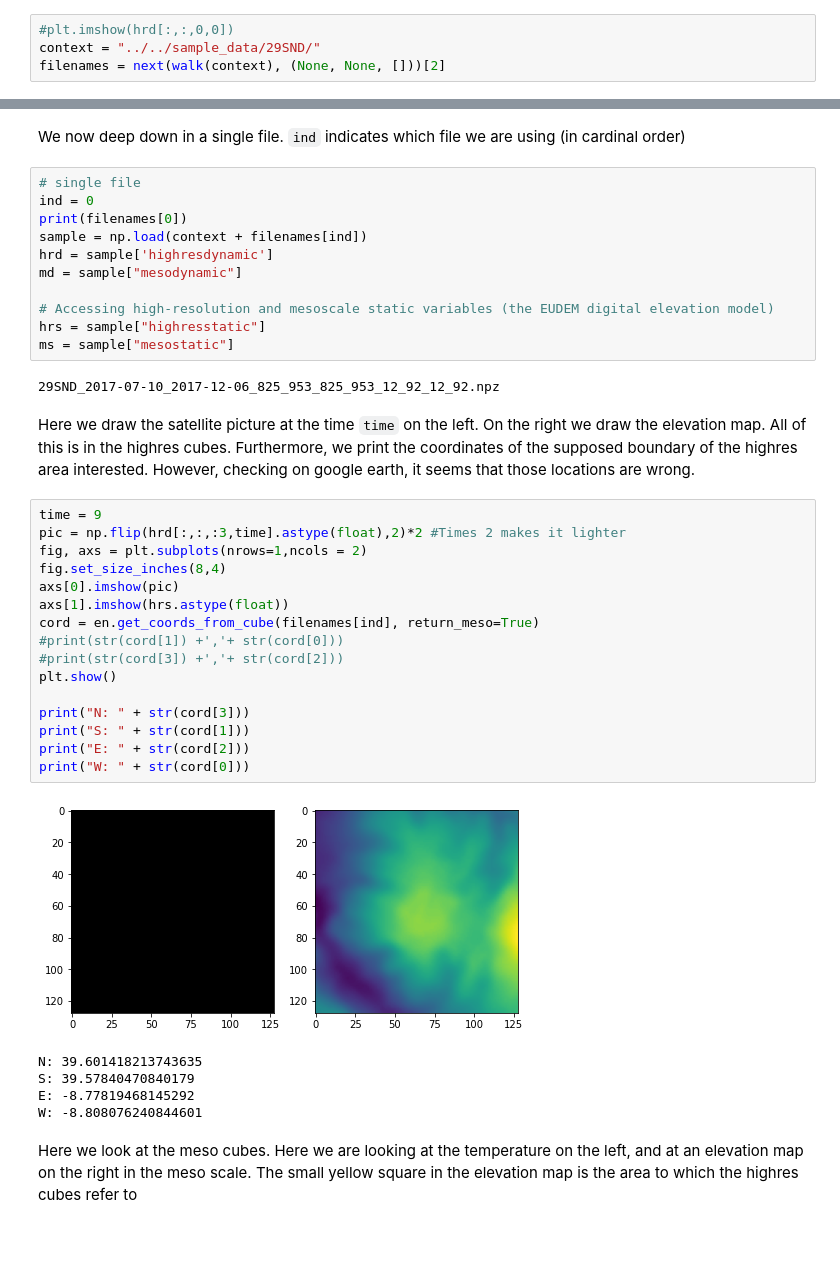
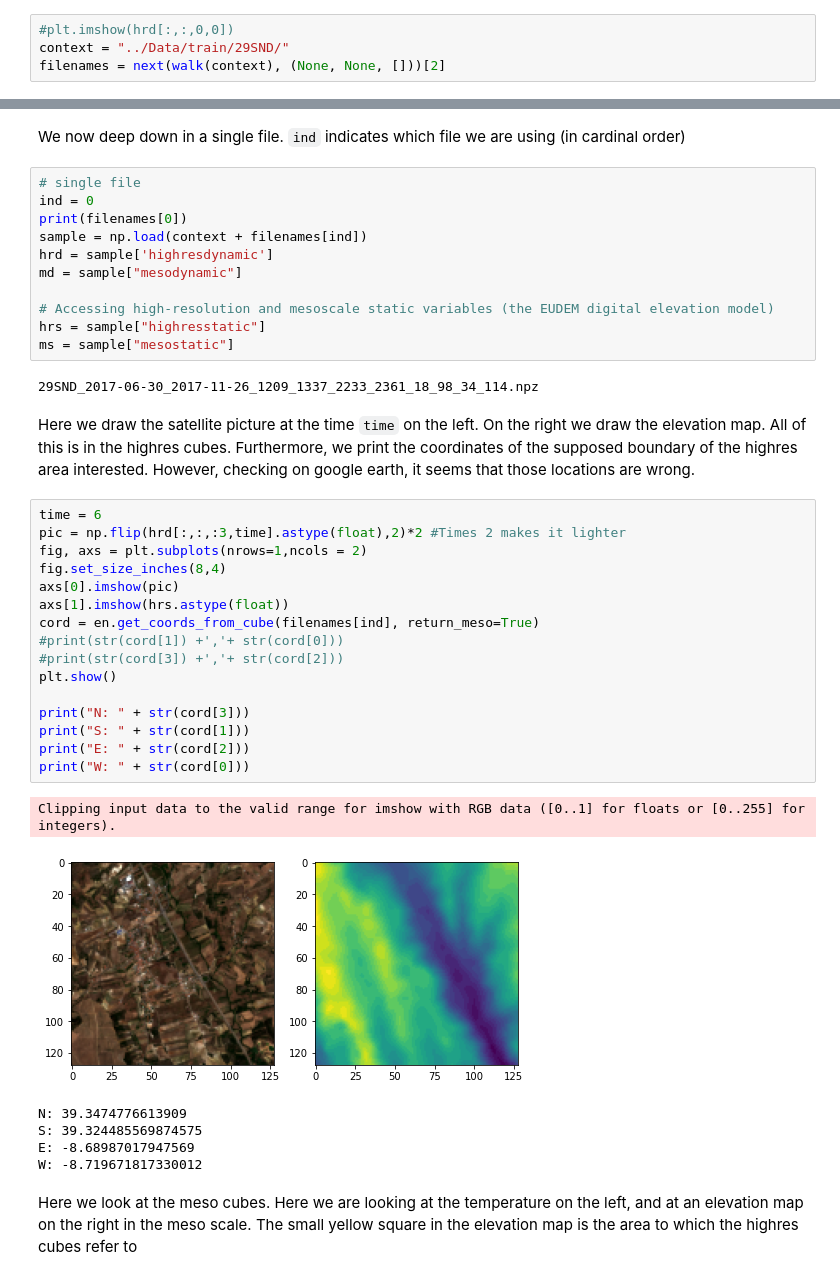
Before and after one commit to rudolfwilliam/satellite_image_forecasting, a Jupyter notebook: demos/data_observation_demo.ipynb, the cells around one changed output, grey strips where cells are left out. Saved outputs shown, nothing was run; the diff lists cells and outputs as text; blank space fills up the shorter version.

```diff
--- a/demos/data_observation_demo.ipynb
+++ b/demos/data_observation_demo.ipynb
@@ -38,7 +38,7 @@ from os import walk
 Here we look at some files inside the tile `29SND`
 # %%
 #plt.imshow(hrd[:,:,0,0])
-context = "../../sample_data/29SND/"
+context = "../Data/train/29SND/"
 filenames = next(walk(context), (None, None, []))[2]
 # %% [markdown]
 Here we try to plot the locations of the files within the tile. Although this graph looks nice, we need to remember that the coordinates of such locations have proven to be wrong many times. Something I don't want to exclude is that the real location is the "transposed" of the real one within the tile.
@@ -73,31 +73,32 @@ md = sample["mesodynamic"]
 hrs = sample["highresstatic"]
 ms = sample["mesostatic"]
 # %% [output]
-29SND_2017-07-10_2017-12-06_825_953_825_953_12_92_12_92.npz
+29SND_2017-06-30_2017-11-26_1209_1337_2233_2361_18_98_34_114.npz
 # %% [markdown]
 Here we draw the satellite picture at the time `time` on the left. On the right we draw the elevation map. All of this is in the highres cubes. Furthermore, we print the coordinates of the supposed boundary of the highres area interested. However, checking on google earth, it seems that those locations are wrong.
 # %%
-time = 9
+time = 6
 pic = np.flip(hrd[:,:,:3,time].astype(float),2)*2 #Times 2 makes it lighter
 fig, axs = plt.subplots(nrows=1,ncols = 2)
 fig.set_size_inches(8,4)
 axs[0].imshow(pic)
 axs[1].imshow(hrs.astype(float))
 cord = en.get_coords_from_cube(filenames[ind], return_meso=True)
 #print(str(cord[1]) +','+ str(cord[0]))
 #print(str(cord[3]) +','+ str(cord[2]))
 plt.show()
 
 print("N: " + str(cord[3]))
 print("S: " + str(cord[1]))
 print("E: " + str(cord[2]))
 print("W: " + str(cord[0]))
 # %% [output]
+Clipping input data to the valid range for imshow with RGB data ([0..1] for floats or [0..255] for integers).
-[figure, old version]
+[figure, new version]
-N: 39.601418213743635
-S: 39.57840470840179
-E: -8.77819468145292
-W: -8.808076240844601
+N: 39.3474776613909
+S: 39.324485569874575
+E: -8.68987017947569
+W: -8.719671817330012
 # %% [markdown]
 Here we look at the meso cubes. Here we are looking at the temperature on the left, and at an elevation map on the right in the meso scale. The small yellow square in the elevation map is the area to which the highres cubes refer to
 # %%
```
Also changed, not shown: parts of 1 cell of this notebook.
